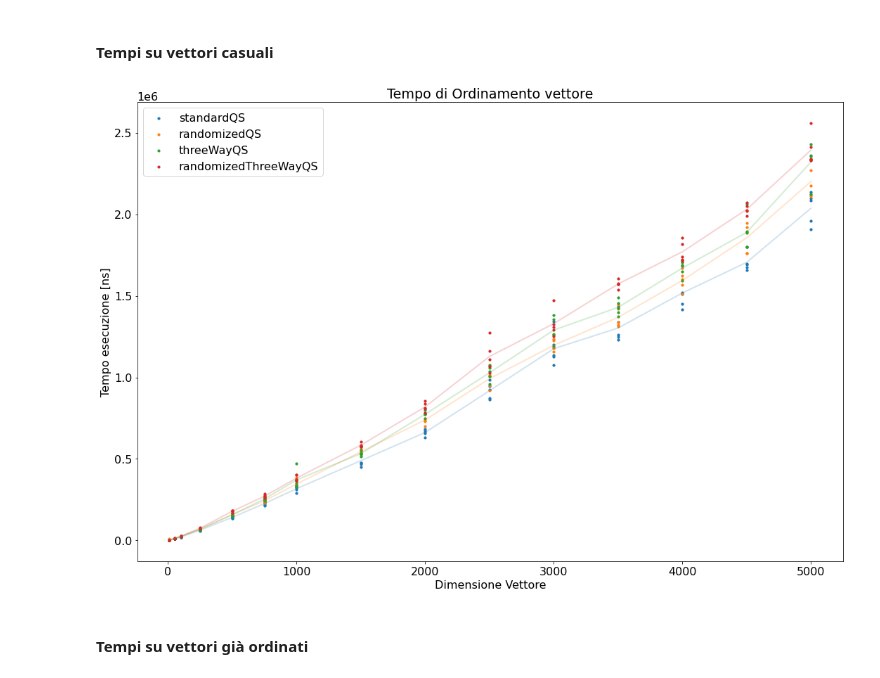
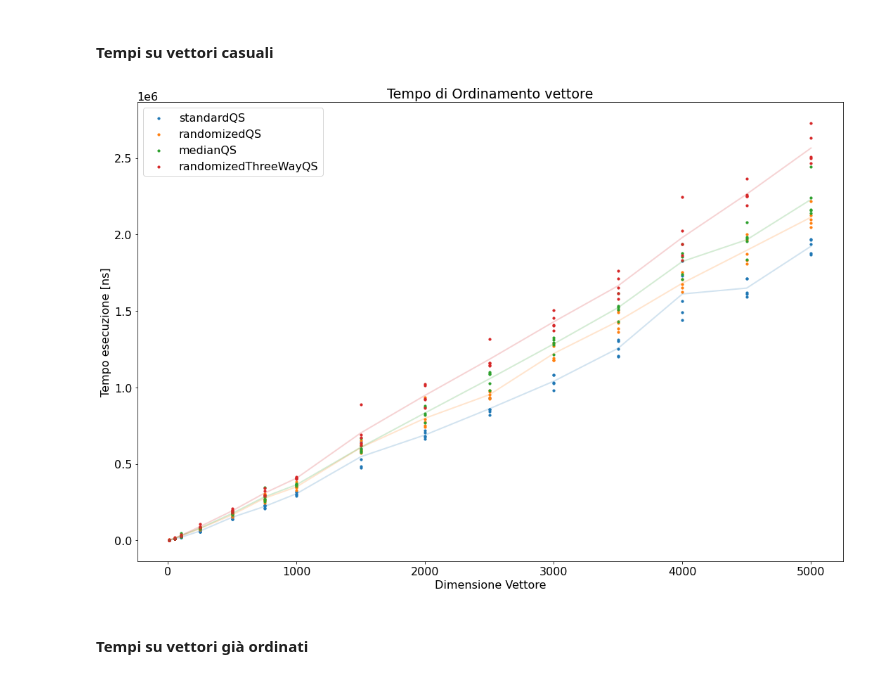
Before and after one commit to EdoardoTronconi/ProgettoSDA, a Jupyter notebook: Notebook/SDA.ipynb, the cells around one changed output. Saved outputs shown, nothing was run; the diff lists cells and outputs as text; code cells hidden in the pictures.

```diff
--- a/Notebook/SDA.ipynb
+++ b/Notebook/SDA.ipynb
@@ -281,9 +291,12 @@ ALGORITMI_QS = ['standardQS','randomizedQS','threeWayQS','randomizedThreeWayQS']
 # %% [markdown]
 #### Tempi su vettori casuali
 # %%
-plot_times_QS(resultsQS, Algos=ALGORITMI_QS, Sizes=SIZES_QS)
+plot_times_QS(resultsQS,
+              #Algos=ALGORITMI_QS,
+              Algos=['standardQS','randomizedQS','medianQS','randomizedThreeWayQS'],
+              Sizes=SIZES_QS)
 # %% [output]
-[figure, old version]
+[figure, new version]
 # %% [markdown]
 #### Tempi su vettori già ordinati
 # %%
```
Also changed, not shown: parts of 8 cells of this notebook, 3 other files.
